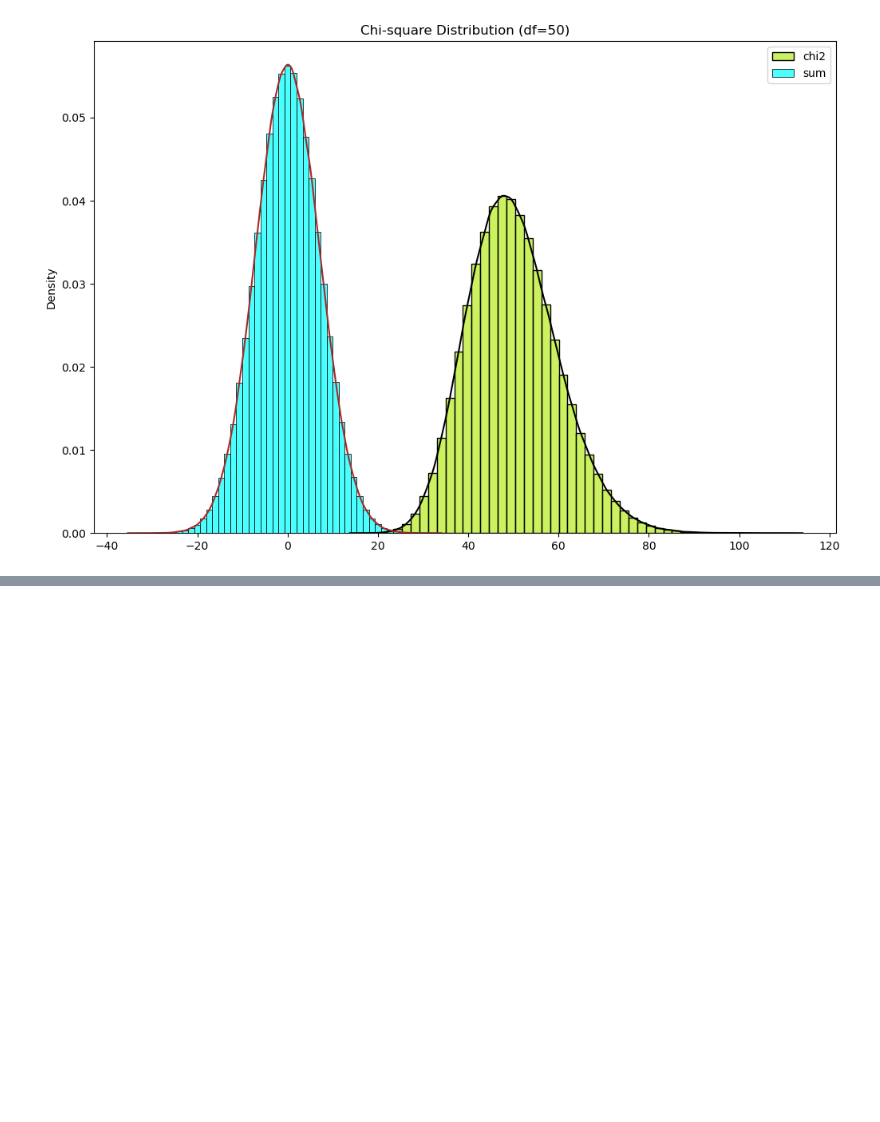
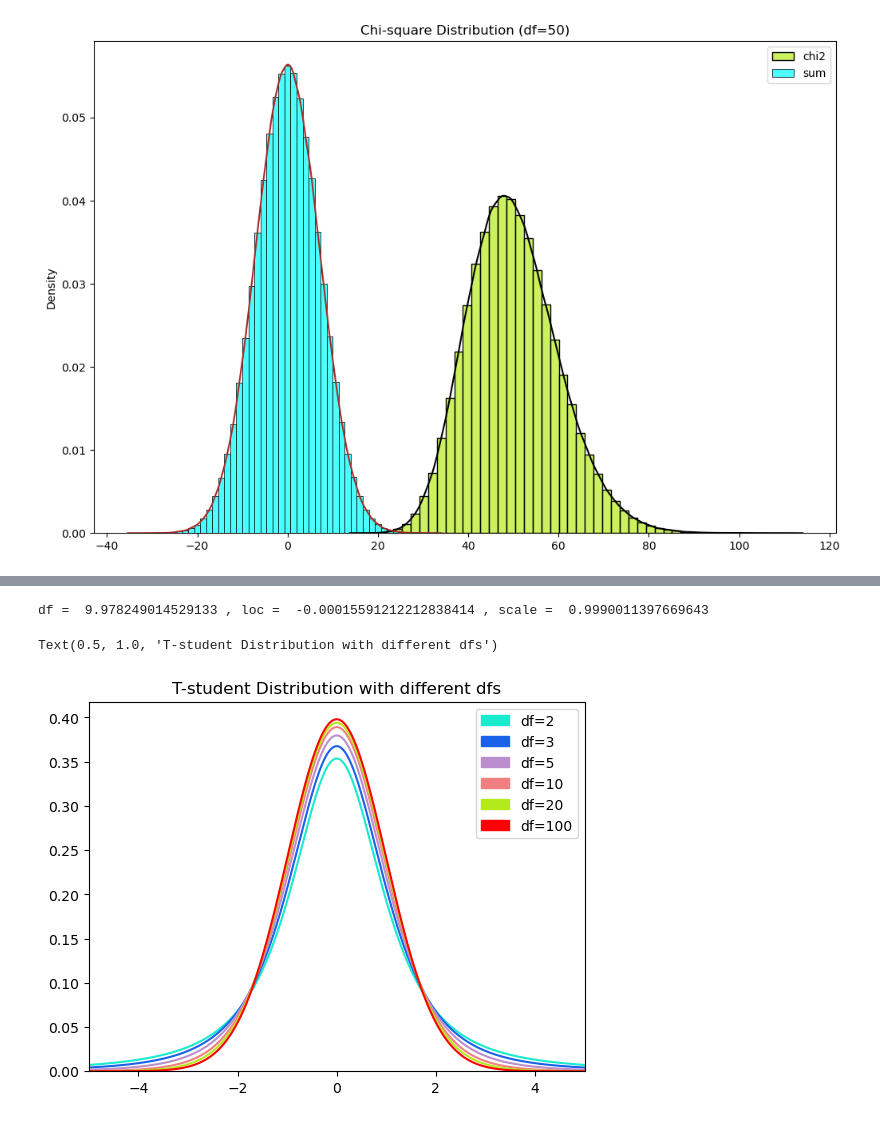
Before and after one commit to AugustinCablant/Statistics-and-Probability, a Jupyter notebook: Continuous Random Variables.ipynb, the cells around one changed output, grey strips where cells are left out. Saved outputs shown, nothing was run; the diff lists cells and outputs as text; code cells hidden in the pictures; blank space fills up the shorter version.

```diff
--- a/Continuous Random Variables.ipynb
+++ b/Continuous Random Variables.ipynb
@@ -318,0 +446,41 @@ Text(0.5, 1.0, 'Chi-square Distribution (df=50)')
+# %%
+#Fit a t-student distribution to the data and get the parameters
+params = t.fit(t_data)
+
+print('df = ', params[0], ',', 'loc = ', params[1], ',', 'scale = ',params[2])
+# %% [output]
+df =  9.978249014529133 , loc =  -0.00015591212212838414 , scale =  0.9990011397669643
+# %%
+np.random.seed(1)
+N = 100000
+x = np.linspace(-5, 5, N)
+df1, df2, df3, df4, df5, df6 = [2, 3, 5, 10, 20, 100]
+
+t_data1 = t.pdf(x, df1)
+t_data2 = t.pdf(x, df2)
+t_data3 = t.pdf(x, df3)
+t_data4 = t.pdf(x, df4)
+t_data5 = t.pdf(x, df5)
+t_data6 = t.pdf(x, df6)
+
+plt.plot(x, t_data1, color='#1AEACD')
+plt.plot(x, t_data2, color='#1A62EA')
+plt.plot(x, t_data3, color='#BB8FCE')
+plt.plot(x, t_data4, color='LightCoral')
+plt.plot(x, t_data5, color='#B4EA1A')
+plt.plot(x, t_data6, color='r')
+
+patch1 = mpatches.Patch(color='#1AEACD', label=f'df={df1}')
+patch2 = mpatches.Patch(color='#1A62EA', label=f'df={df2}')
+patch3 = mpatches.Patch(color='#BB8FCE', label=f'df={df3}')
+patch4 = mpatches.Patch(color='LightCoral', label=f'df={df4}')
+patch5 = mpatches.Patch(color='#B4EA1A', label=f'df={df5}')
+patch6 = mpatches.Patch(color='r', label=f'df={df6}')
+
+plt.legend(handles=[patch1, patch2, patch3, patch4, patch5, patch6], frameon=True);
+plt.xlim(-5, 5)
+plt.ylim(bottom=0)
+plt.title('T-student Distribution with different dfs')
+# %% [output]
+Text(0.5, 1.0, 'T-student Distribution with different dfs')
+[figure, added]
```
Also changed, not shown: parts of 25 cells of this notebook.
